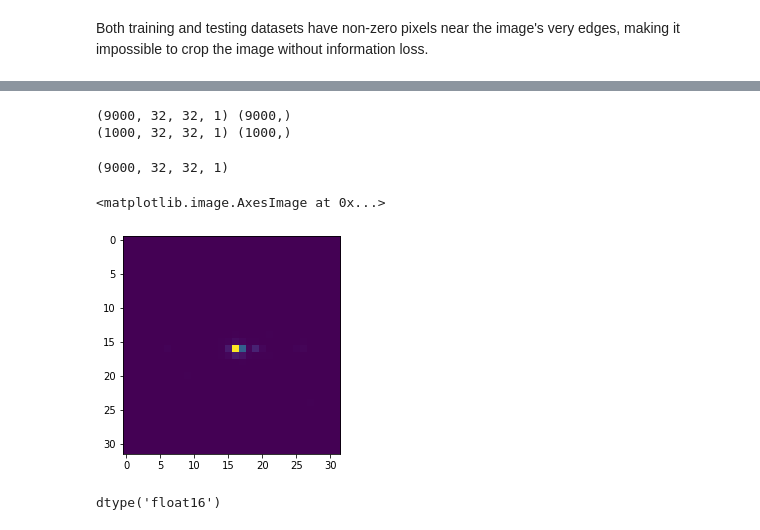
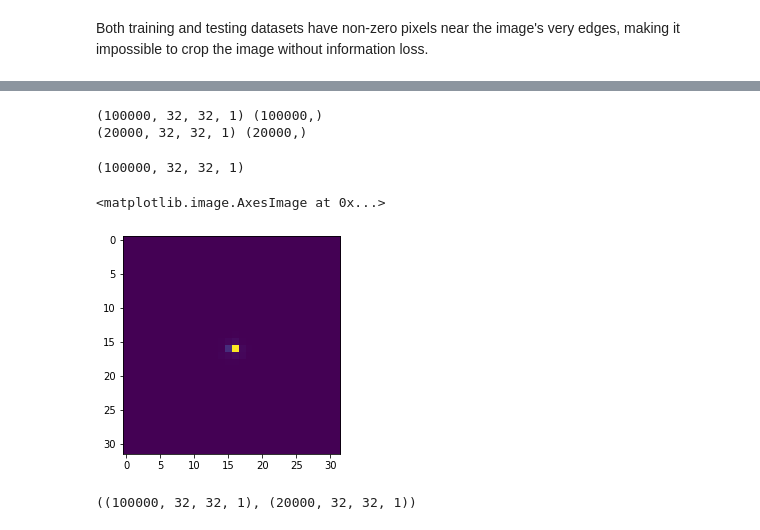
Before and after one commit to Gopal-Dahale/qml-hep-lhc, a Jupyter notebook: notebooks/Electron_Photon_converter.ipynb, the cells around one changed output, grey strips where cells are left out. Drawn from its saved outputs; the diff is of its cells as text; code cells hidden in the pictures.

```diff
--- a/notebooks/Electron_Photon_converter.ipynb
+++ b/notebooks/Electron_Photon_converter.ipynb
@@ -253,10 +255,10 @@ print(y.max(),y.min())
 1 0
 # %%
-x_train, x_test, y_train, y_test = train_test_split(x,y, test_size = 0.1, random_state=42,stratify=y)
+x_train, x_test, y_train, y_test = train_test_split(x,y, test_size = 0.16666, random_state=42,stratify=y)
 print(x_train.shape, y_train.shape)
 print(x_test.shape, y_test.shape)
-del x, y
+# del x, y
 # %% [output]
-(9000, 32, 32, 1) (9000,)
-(1000, 32, 32, 1) (1000,)
+(100000, 32, 32, 1) (100000,)
+(20000, 32, 32, 1) (20000,)
 # %%
@@ -268,19 +270,19 @@ np.savez_compressed('/content/electron-photon-med.npz', **{
 })
 del x_train, x_test, y_train, y_test
 # %%
-data = np.load('/content/electron-photon-med.npz', allow_pickle=True)
+data = np.load('../datasets/downloaded/electron_photon_2.npz', allow_pickle=True)
 # %%
 data['x_train'].shape
 # %% [output]
-(9000, 32, 32, 1)
+(100000, 32, 32, 1)
 # %%
-plt.imshow(data['x_train'][0][:,:,0].astype(np.float32))
+plt.imshow(data['x_train'][89][:,:,0])
 # %% [output]
 <matplotlib.image.AxesImage at 0x...>
-[figure, old version]
+[figure, new version]
-# %%
-data['x_train'].dtype
-# %% [output]
-dtype('float16')
+# %%
+data['x_train'].shape, data['x_test'].shape
+# %% [output]
+((100000, 32, 32, 1), (20000, 32, 32, 1))
 # %%
 p
```
Also changed, not shown: parts of 6 cells of this notebook, 1 other file.
